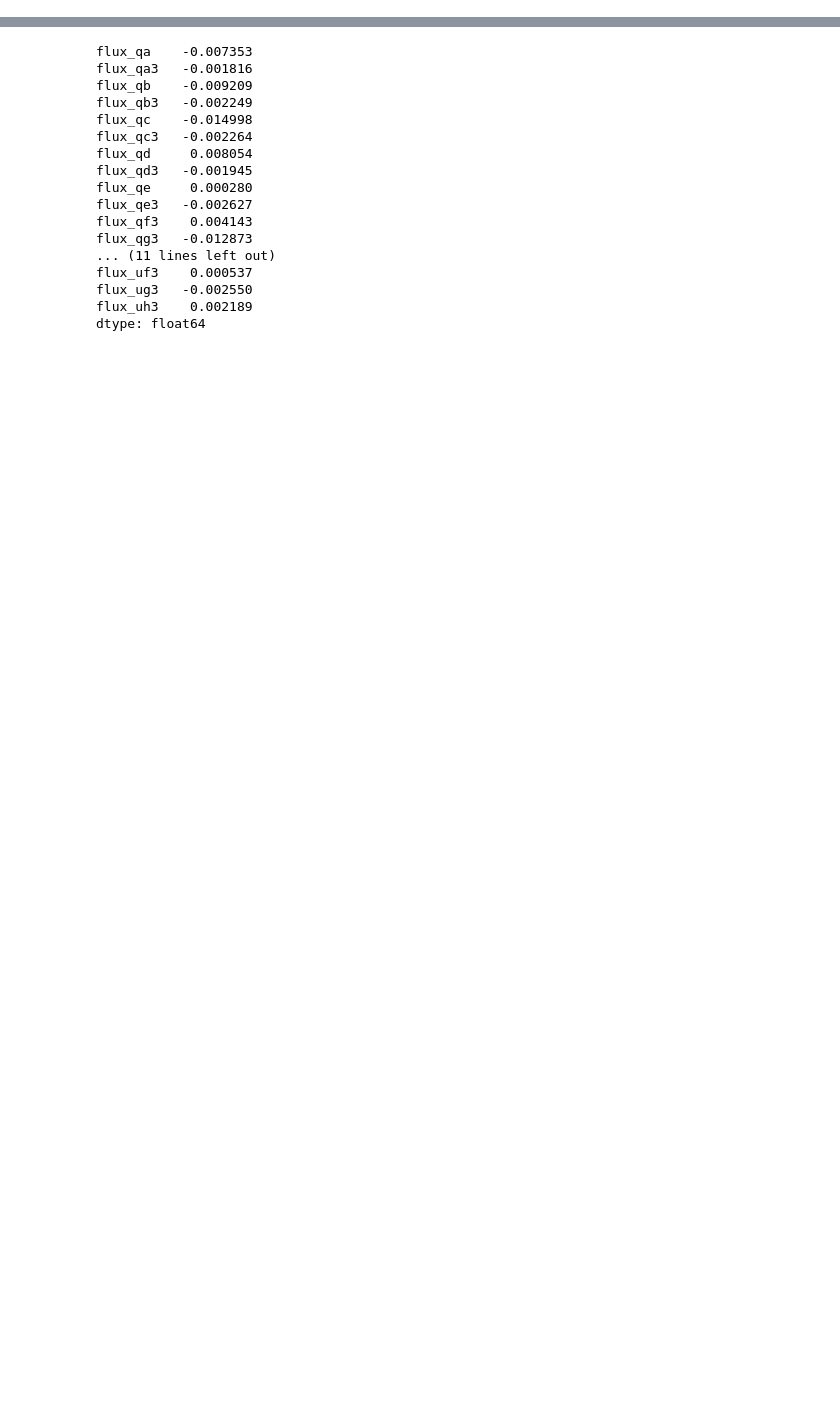
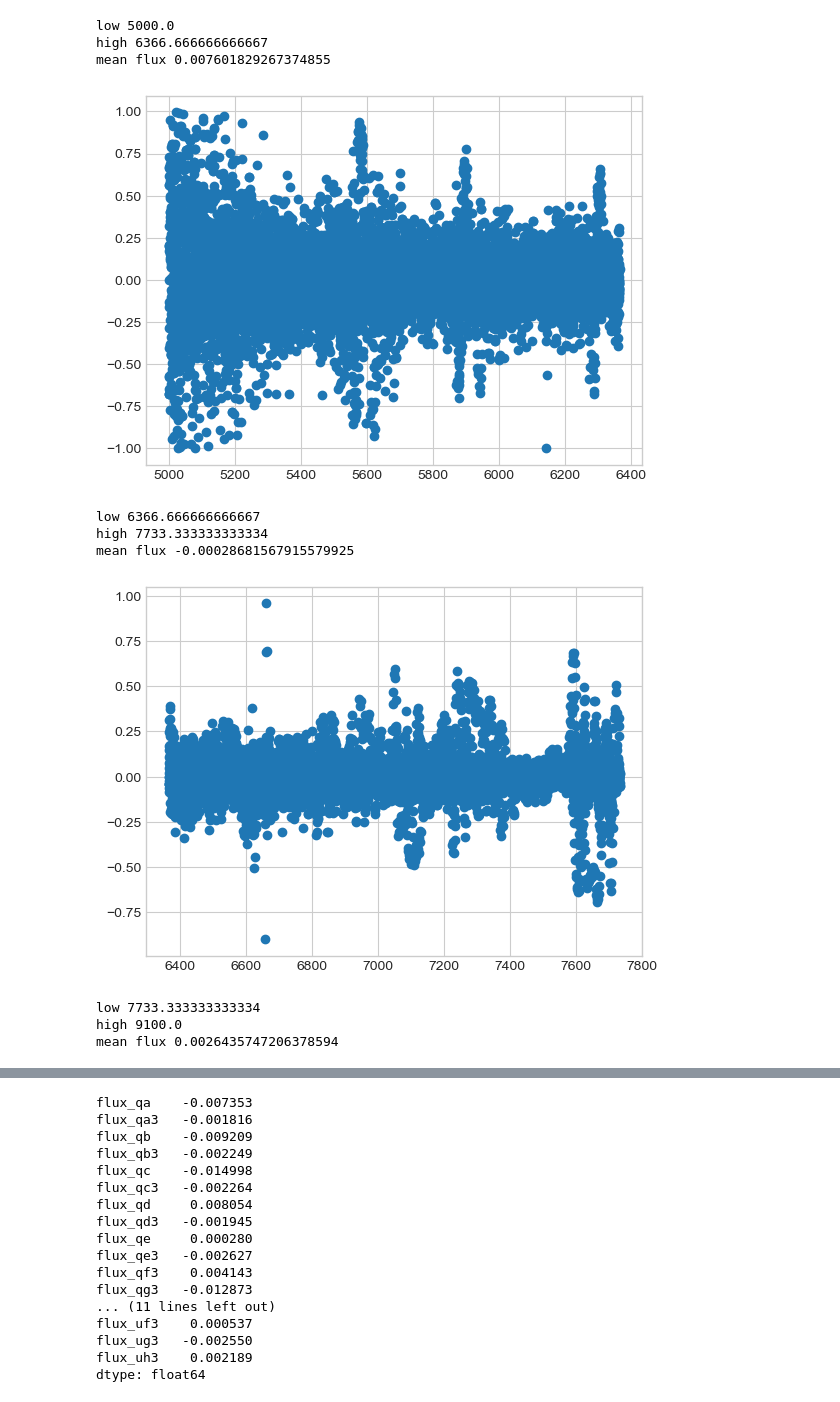
Before and after one commit to rosedlim/tesis_master2, a Jupyter notebook: code.ipynb, the cells around one changed output, grey strips where cells are left out. Drawn from its saved outputs; the diff is of its cells as text; code cells hidden in the pictures; blank space fills up the shorter version.

```diff
--- a/code.ipynb
+++ b/code.ipynb
@@ -35,21 +62,16 @@ for i,f in zip(range(0,len(filenames)),filenames):
 # %%
-time = [1.999, 2.015, 2.841, ]
-filter_col = [col for col in datos if col.startswith('λ')]
-letras = ['a','b','c','d','a3','b3','c3','d3','e3','f3','g3','h3']
-
-
-def delim(rangos,minn,maxx):
-    #rangos = 500
+def delim(minn, maxx, rangos, datos):
     n_bins = (maxx-minn)/rangos
     bins = np.linspace(minn,maxx,int(n_bins))
+    high = bins[0]
+    for maxi in bins[1:]:
+        low, high = high, maxi
+        print('low', low)
+        print('high', high)
 
-    low, high = bins[0],bins[1]
-    for maxi in bins[1:]:
-        df2 = datos.loc[(datos[filter_col] >= low).any(axis=1) & (datos[filter_col] < high).any(axis=1)]
-        low = high
-        high = maxi
-        mean_f = df2.filter(regex='flux').mean(axis=0)
-for i in letras:
-     plt.plot(df2['λ_q'+i], df2['flux_q'+i], label = i)
-     plt.legend(loc= 'best')
-     plt.show()
+        df = datos[(datos.λ >= low) & (datos.λ < high)]
+        colors = ['red','green','blue','purple']
+        mean_f = df['flux'].mean(axis=0)
+        print('mean flux', mean_f)
+        plt.scatter(df['λ'],  df['flux'], label = df.name)
+        plt.show()
@@ -70,0 +78,14 @@ delim(500,5000,9100)
+# %%
+delim(5000,9100, 1000, datos2)
+# %% [output]
+low 5000.0
+high 6366.666666666667
+mean flux 0.007601829267374855
+[figure, added]
+low 6366.666666666667
+high 7733.333333333334
+mean flux -0.00028681567915579925
+[figure, added]
+low 7733.333333333334
+high 9100.0
+mean flux 0.0026435747206378594
```
Also changed, not shown: parts of 13 cells of this notebook.
